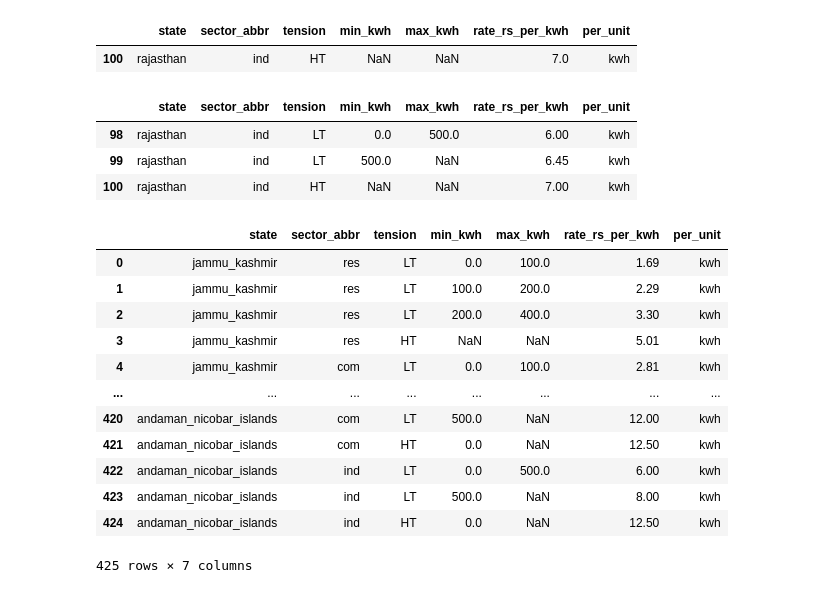
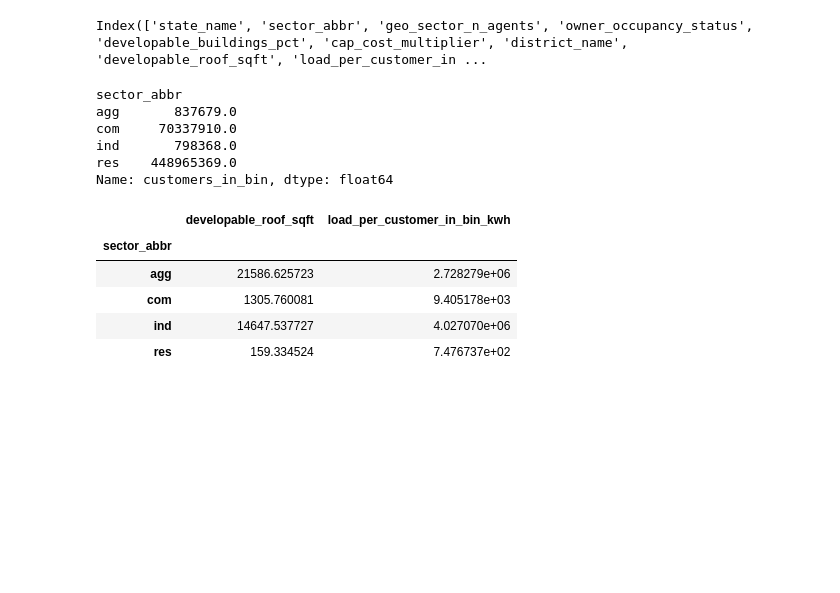
Before and after one commit to jmarinpi/dgen_globetrotter, a Jupyter notebook: agent_inspect.ipynb, the cells around one changed output. Cells and saved outputs as stored; diff of their text form; code cells hidden in the pictures; blank space fills up the shorter version.

```diff
--- a/agent_inspect.ipynb
+++ b/agent_inspect.ipynb
@@ -72,31 +11,22 @@ IndexError: list assignment index out of range
-# %%
-t
-# %% [output]
-|  | state | sector_abbr | tension | min_kwh | max_kwh | rate_rs_per_kwh | per_unit |
-| 100 | rajasthan | ind | HT | NaN | NaN | 7.0 | kwh |
-# %%
-tariffs.loc[geo_mask & sector_mask]
-# %% [output]
-|  | state | sector_abbr | tension | min_kwh | max_kwh | rate_rs_per_kwh | per_unit |
-| 98 | rajasthan | ind | LT | 0.0 | 500.0 | 6.00 | kwh |
-| 99 | rajasthan | ind | LT | 500.0 | NaN | 6.45 | kwh |
-| 100 | rajasthan | ind | HT | NaN | NaN | 7.00 | kwh |
-# %%
-# --- Load tariff .csv ---
-
-
-tariffs
-# %% [output]
-|  | state | sector_abbr | tension | min_kwh | max_kwh | rate_rs_per_kwh | per_unit |
-| 0 | jammu_kashmir | res | LT | 0.0 | 100.0 | 1.69 | kwh |
-| 1 | jammu_kashmir | res | LT | 100.0 | 200.0 | 2.29 | kwh |
-| 2 | jammu_kashmir | res | LT | 200.0 | 400.0 | 3.30 | kwh |
-| 3 | jammu_kashmir | res | HT | NaN | NaN | 5.01 | kwh |
-| 4 | jammu_kashmir | com | LT | 0.0 | 100.0 | 2.81 | kwh |
-| ... | ... | ... | ... | ... | ... | ... | ... |
-| 420 | andaman_nicobar_islands | com | LT | 500.0 | NaN | 12.00 | kwh |
-| 421 | andaman_nicobar_islands | com | HT | 0.0 | NaN | 12.50 | kwh |
-| 422 | andaman_nicobar_islands | ind | LT | 0.0 | 500.0 | 6.00 | kwh |
-| 423 | andaman_nicobar_islands | ind | LT | 500.0 | NaN | 8.00 | kwh |
-| 424 | andaman_nicobar_islands | ind | HT | 0.0 | NaN | 12.50 | kwh |
-425 rows × 7 columns
+# %%
+df.columns
+# %% [output]
+Index(['state_name', 'sector_abbr', 'geo_sector_n_agents', 'owner_occupancy_status', 'developable_buildings_pct', 'cap_cost_multiplier', 'district_name', 'developable_roof_sqft', 'load_per_customer_in ...
+# %%
+df.groupby(['sector_abbr'])['customers_in_bin'].sum()
+# %% [output]
+sector_abbr
+agg       837679.0
+com     70337910.0
+ind       798368.0
+res    448965369.0
+Name: customers_in_bin, dtype: float64
+# %%
+df.groupby(['sector_abbr'])[['developable_roof_sqft', 'load_per_customer_in_bin_kwh']].mean()
+# %% [output]
+|  | developable_roof_sqft | load_per_customer_in_bin_kwh |
+| sector_abbr |  |  |
+| agg | 21586.625723 | 2.728279e+06 |
+| com | 1305.760081 | 9.405178e+03 |
+| ind | 14647.537727 | 4.027070e+06 |
+| res | 159.334524 | 7.476737e+02 |
```
Also changed, not shown: parts of 6 cells of this notebook, 15 other files.
